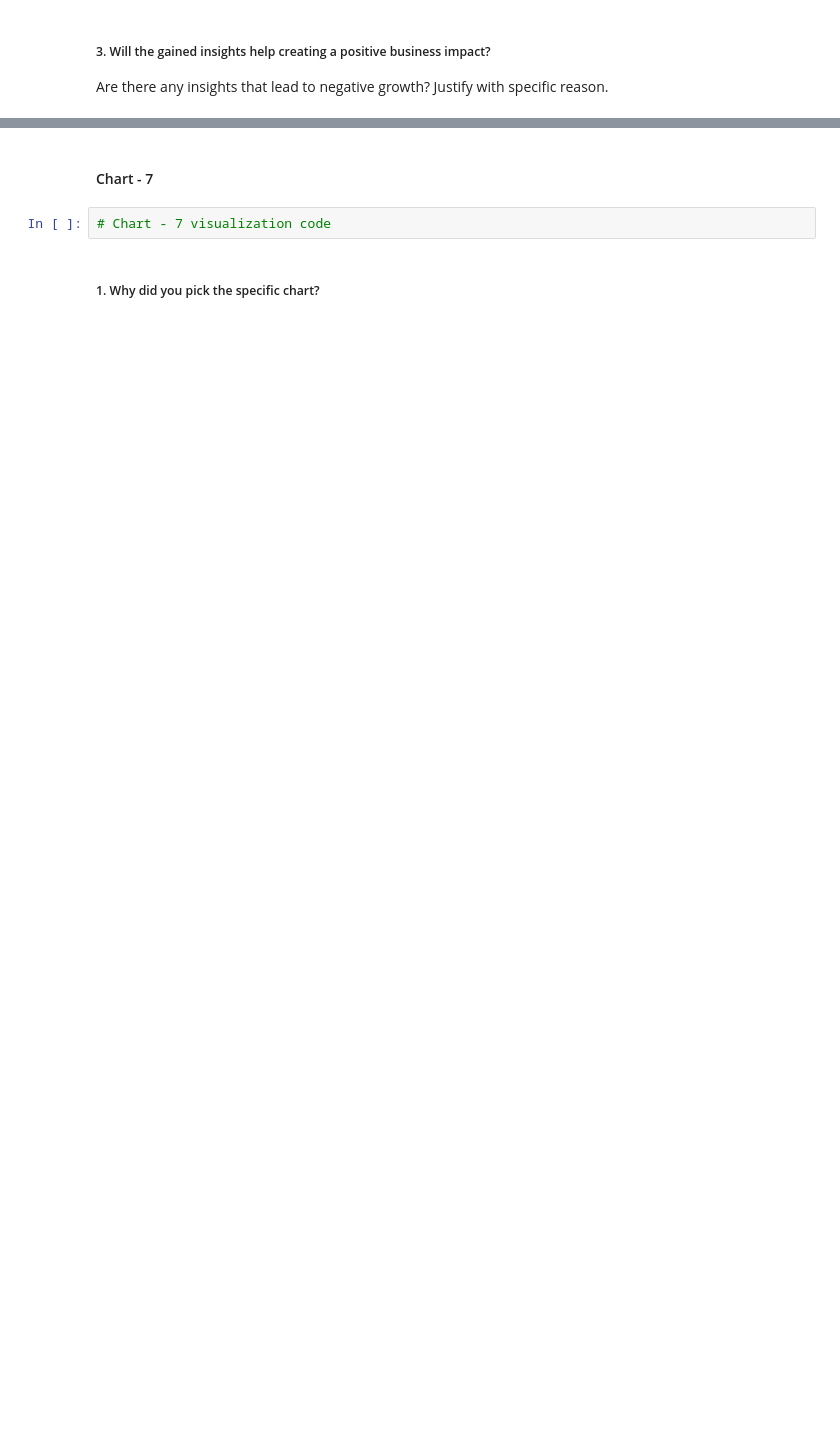
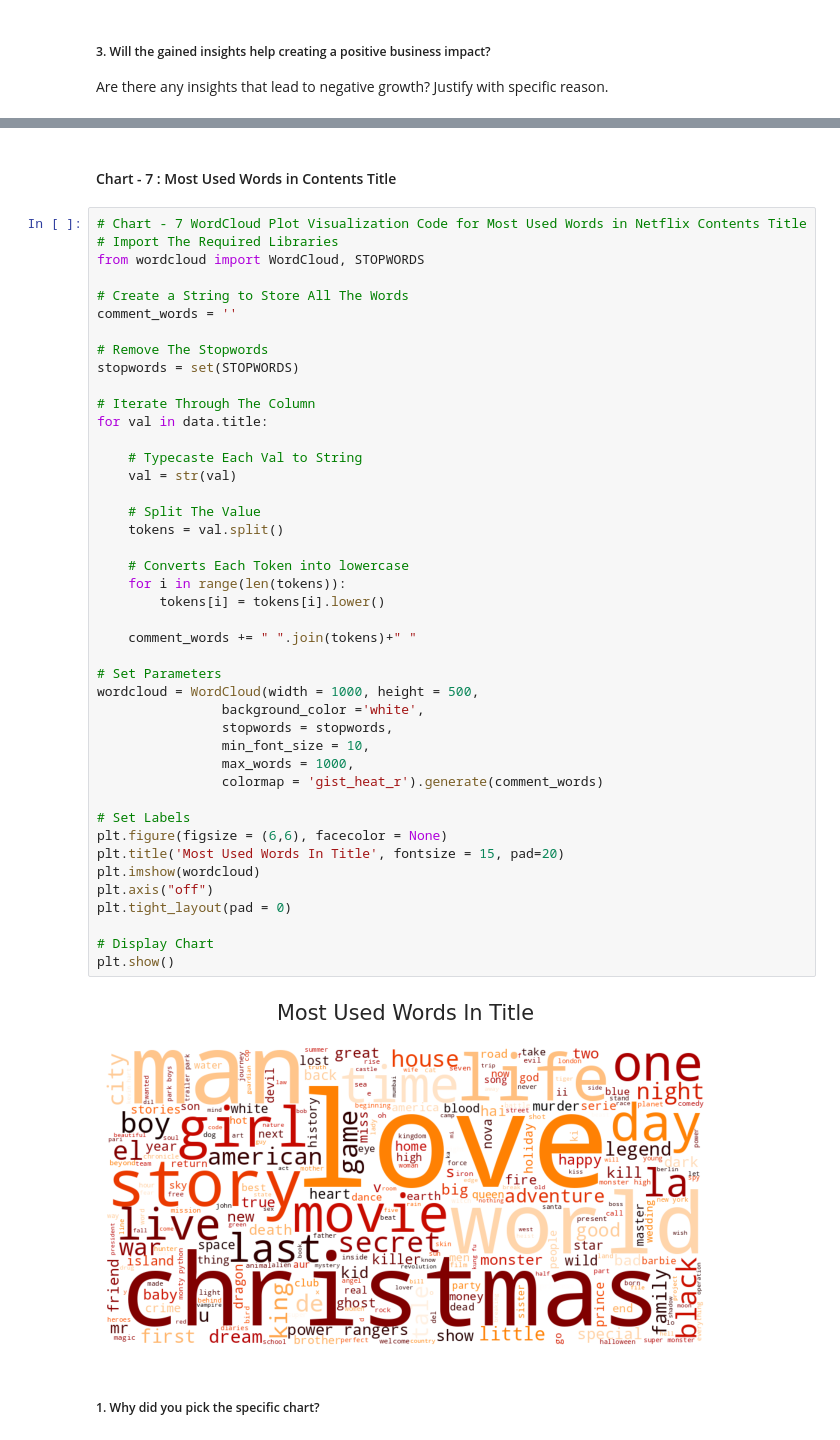
Before and after one commit to Apaulgithub/Netflix_Movies_And_TV_Shows_Clustering, a Jupyter notebook: Netflix_Movies_And_TV_Shows_Clustering_(Unsupervised_ML).ipynb, the cells around one changed output, grey strips where cells are left out. Saved outputs shown, nothing was run; the diff lists cells and outputs as text; blank space fills up the shorter version.

```diff
--- a/Netflix_Movies_And_TV_Shows_Clustering_(Unsupervised_ML).ipynb
+++ b/Netflix_Movies_And_TV_Shows_Clustering_(Unsupervised_ML).ipynb
@@ -611,6 +656,49 @@ Answer Here
 # %% [markdown]
-#### Chart - 7
+#### Chart - 7 : Most Used Words in Contents Title
-# %%
-# Chart - 7 visualization code
+# %%
+# Chart - 7 WordCloud Plot Visualization Code for Most Used Words in Netflix Contents Title
+# Import The Required Libraries
+from wordcloud import WordCloud, STOPWORDS
+
+# Create a String to Store All The Words
+comment_words = ''
+
+# Remove The Stopwords
+stopwords = set(STOPWORDS)
+
+# Iterate Through The Column
+for val in data.title:
+
+    # Typecaste Each Val to String
+    val = str(val)
+
+    # Split The Value
+    tokens = val.split()
+
+    # Converts Each Token into lowercase
+    for i in range(len(tokens)):
+        tokens[i] = tokens[i].lower()
+
+    comment_words += " ".join(tokens)+" "
+
+# Set Parameters
+wordcloud = WordCloud(width = 1000, height = 500,
+                background_color ='white',
+                stopwords = stopwords,
+                min_font_size = 10,
+                max_words = 1000,
+                colormap = 'gist_heat_r').generate(comment_words)
+
+# Set Labels
+plt.figure(figsize = (6,6), facecolor = None)
+plt.title('Most Used Words In Title', fontsize = 15, pad=20)
+plt.imshow(wordcloud)
+plt.axis("off")
+plt.tight_layout(pad = 0)
+
+# Display Chart
+plt.show()
+# %% [output]
+[figure, added]
 # %% [markdown]
 ##### 1. Why did you pick the specific chart?
```
Also changed, not shown: parts of 35 cells of this notebook.
